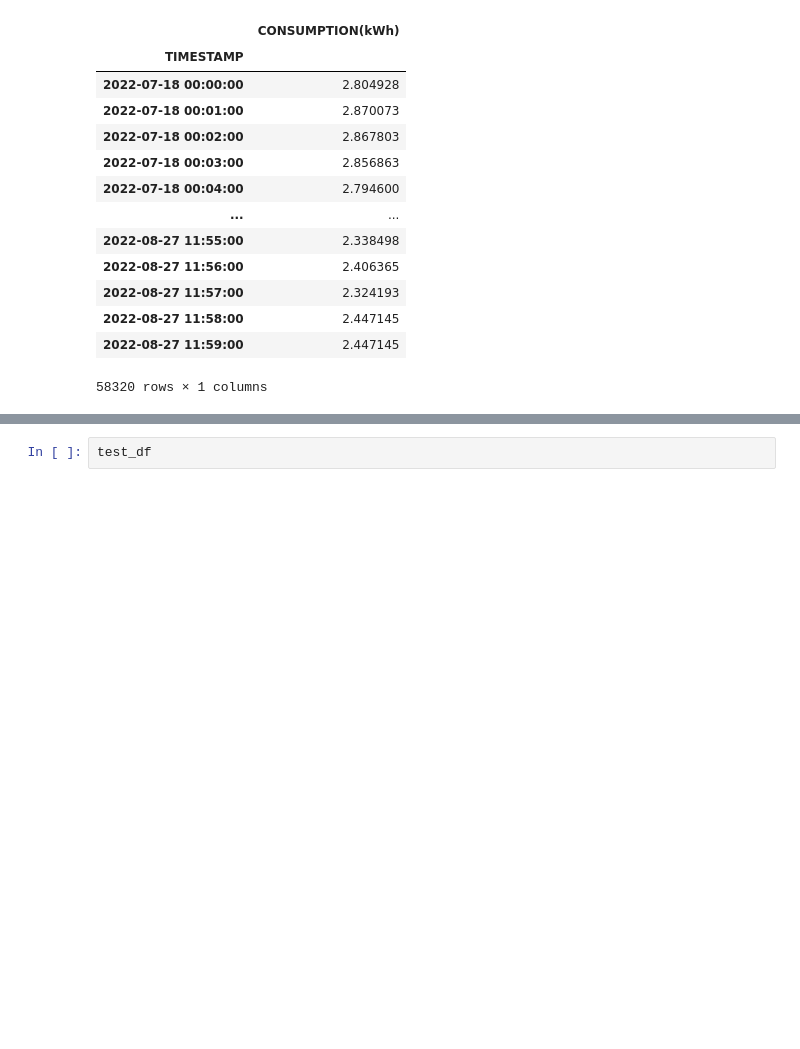
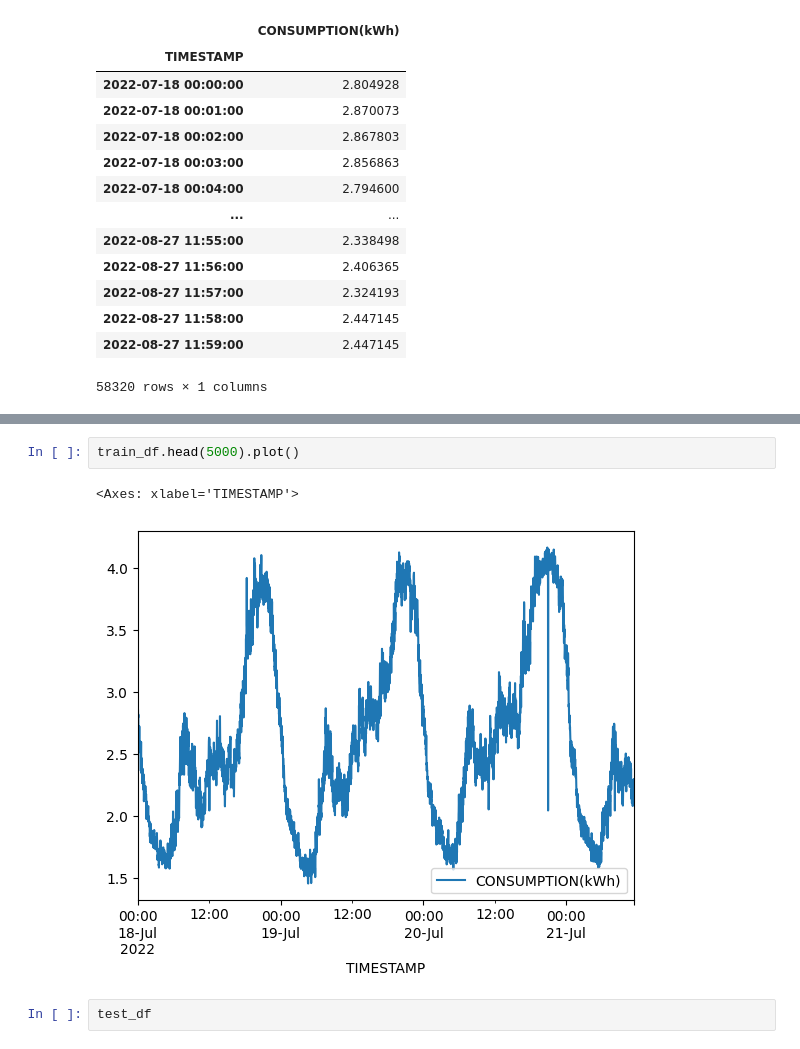
Before and after one commit to youngseonseo/BEMS, a Jupyter notebook: ai/ESS/summer.ipynb, the cells around one changed output, grey strips where cells are left out. Drawn from its saved outputs; the diff is of its cells as text; blank space fills up the shorter version.

```diff
--- a/ai/ESS/summer.ipynb
+++ b/ai/ESS/summer.ipynb
@@ -159,3 +171,8 @@ train_df
+# %%
+train_df.head(5000).plot()
+# %% [output]
+<Axes: xlabel='TIMESTAMP'>
+[figure, added]
 # %%
 test_df
 # %% [output]
```
Also changed, not shown: parts of 1 cell of this notebook, 6 other files.
